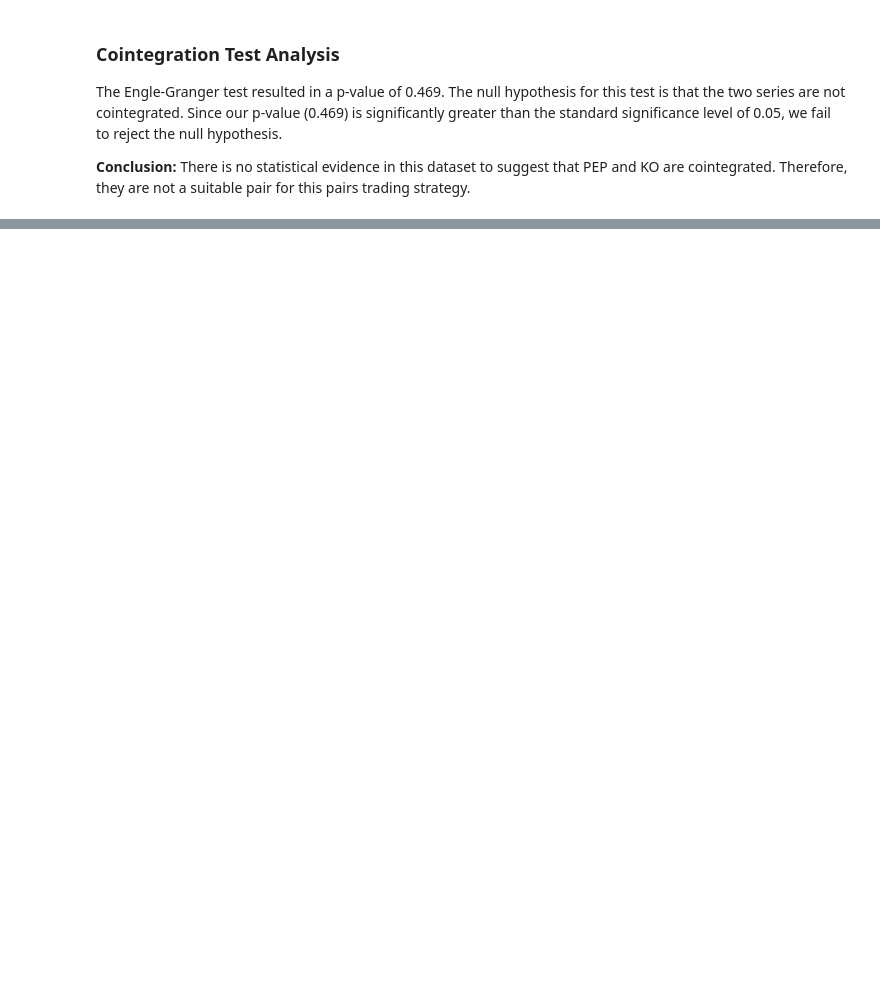
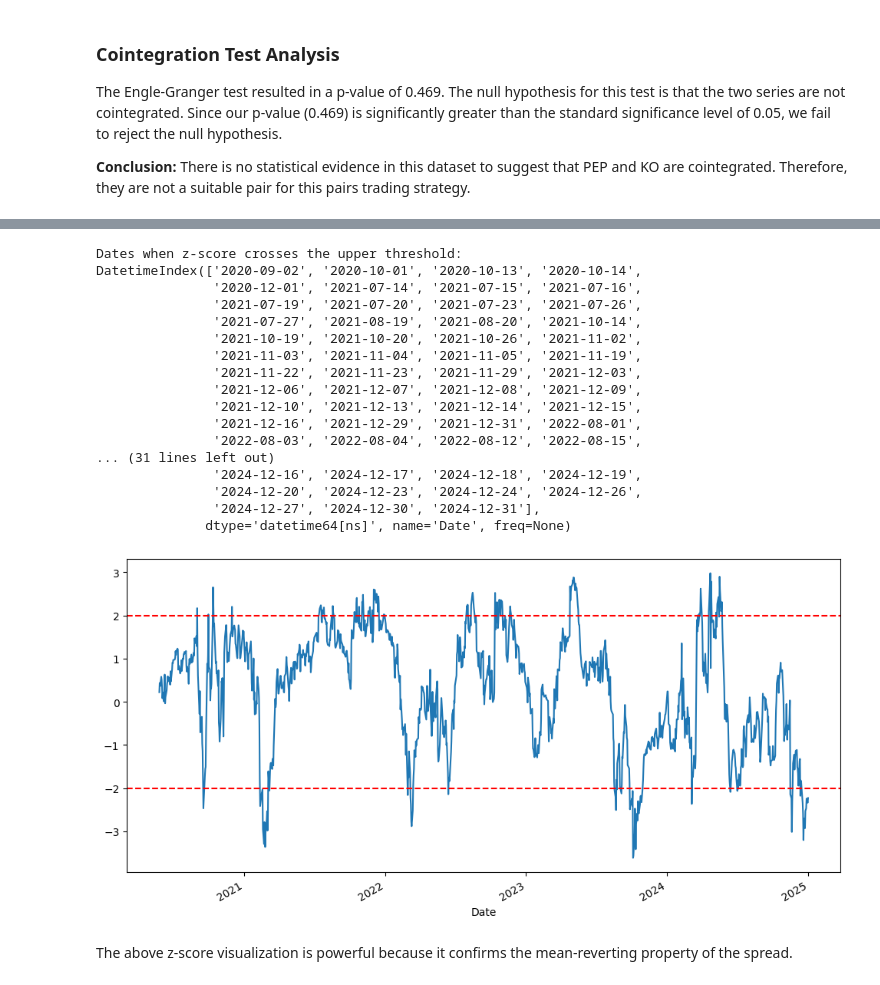
Before and after one commit to eleubner02/01-Stat-Arb-Pairs-Trading, a Jupyter notebook: notebooks/pairs_trading_analysis_v1.ipynb, the cells around one changed output, grey strips where cells are left out. Drawn from its saved outputs; the diff is of its cells as text; code cells hidden in the pictures; blank space fills up the shorter version.

Commit message:
feat: Calculated and visualized z-score for trading signals

```diff
--- a/notebooks/pairs_trading_analysis_v1.ipynb
+++ b/notebooks/pairs_trading_analysis_v1.ipynb
@@ -68,0 +73,50 @@ The Engle-Granger test resulted in a p-value of 0.469. The null hypothesis for t
+# %%
+spread = data['Close'][stock1] - data['Close'][stock2]
+
+# z-score function. .shift(1) is crucial because it prevents lookahead bias by only focusing on data before a given date
+def zscore(x, window):
+    r = x.rolling(window=window)
+    m = r.mean().shift(1)
+    s = r.std(ddof=0).shift(1)
+    z = (x-m)/s
+    return z
+
+z_score = zscore(spread, 100)
+
+upper_threshold = 2.0
+lower_threshold = -2.0
+
+ax = z_score.plot(figsize=(12,6))
+ax.axhline(upper_threshold, color='r', linestyle='--')
+ax.axhline(lower_threshold, color='r', linestyle='--')
+
+# Identify dates where the z-score crosses the thresholds
+upper_crossings = z_score[z_score > upper_threshold].index
+lower_crossings = z_score[z_score < lower_threshold].index
+
+print("\nDates when z-score crosses the upper threshold:")
+print(upper_crossings)
+
+print("\nDates when z-score crosses the lower threshold:")
+print(lower_crossings)
+# %% [output]
+Dates when z-score crosses the upper threshold:
+DatetimeIndex(['2020-09-02', '2020-10-01', '2020-10-13', '2020-10-14',
+               '2020-12-01', '2021-07-14', '2021-07-15', '2021-07-16',
+               '2021-07-19', '2021-07-20', '2021-07-23', '2021-07-26',
+               '2021-07-27', '2021-08-19', '2021-08-20', '2021-10-14',
+               '2021-10-19', '2021-10-20', '2021-10-26', '2021-11-02',
+               '2021-11-03', '2021-11-04', '2021-11-05', '2021-11-19',
+               '2021-11-22', '2021-11-23', '2021-11-29', '2021-12-03',
+               '2021-12-06', '2021-12-07', '2021-12-08', '2021-12-09',
+               '2021-12-10', '2021-12-13', '2021-12-14', '2021-12-15',
+               '2021-12-16', '2021-12-29', '2021-12-31', '2022-08-01',
+               '2022-08-03', '2022-08-04', '2022-08-12', '2022-08-15',
+... (31 lines left out)
+               '2024-12-16', '2024-12-17', '2024-12-18', '2024-12-19',
+               '2024-12-20', '2024-12-23', '2024-12-24', '2024-12-26',
+               '2024-12-27', '2024-12-30', '2024-12-31'],
+              dtype='datetime64[ns]', name='Date', freq=None)
+[figure, added]
+# %% [markdown]
+The above z-score visualization is powerful because it confirms the mean-reverting property of the spread.
```
Also changed, not shown: parts of 4 cells of this notebook.
